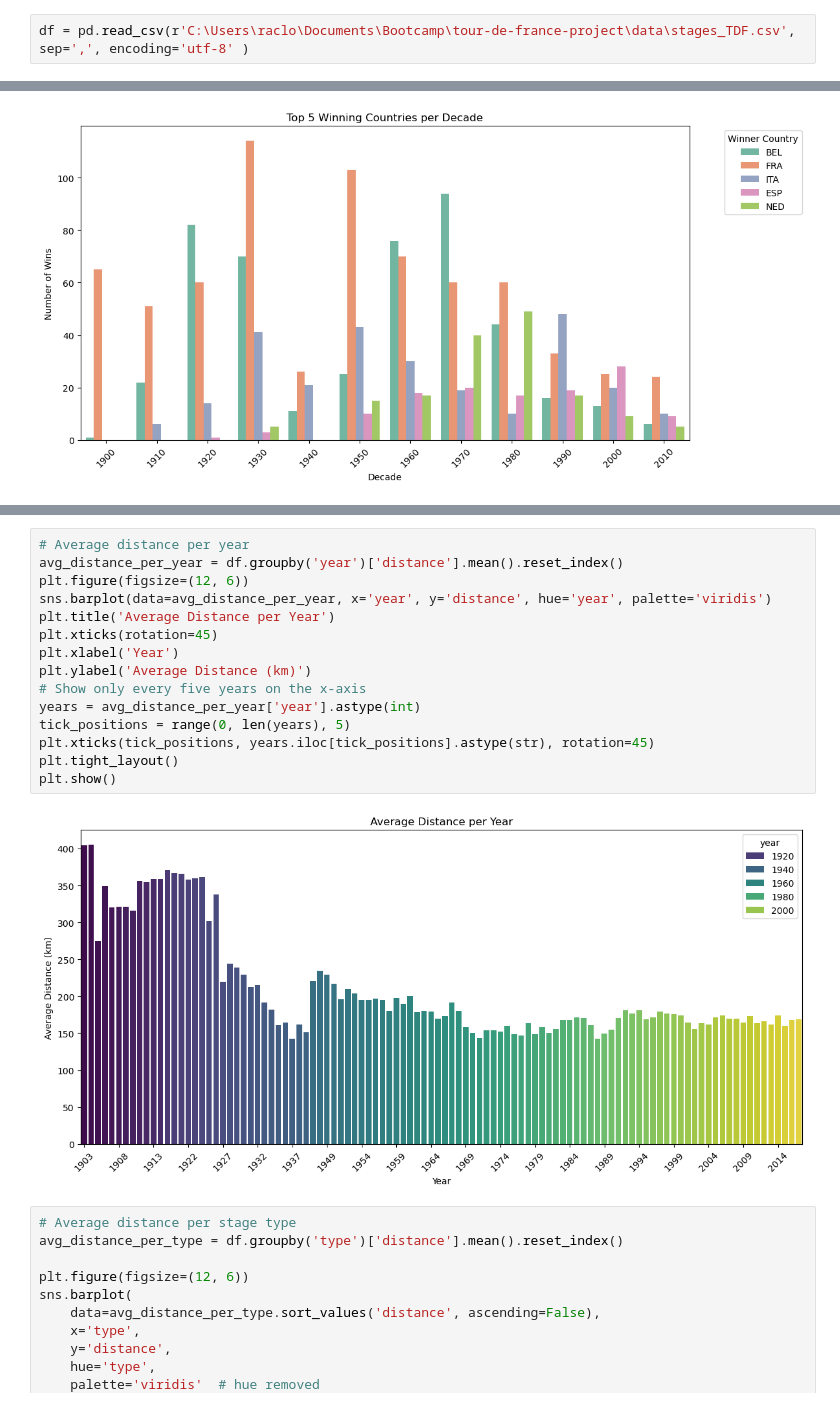
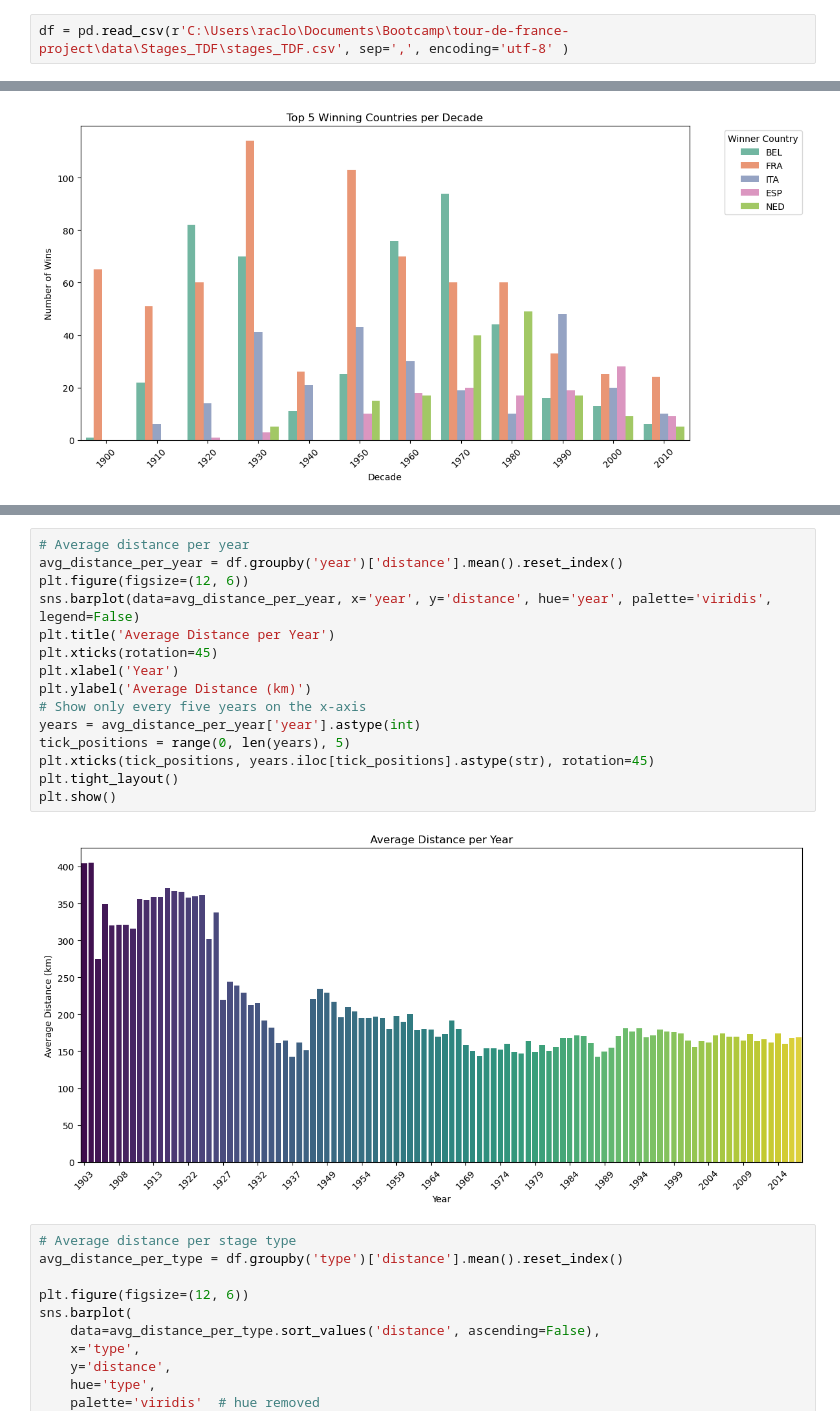
Before and after one commit to Jul-9579/tour-de-france-project, a Jupyter notebook: notebooks/stages_TDF_EDA.ipynb, the cells around one changed output, grey strips where cells are left out. Drawn from its saved outputs; the diff is of its cells as text.

```diff
--- a/notebooks/stages_TDF_EDA.ipynb
+++ b/notebooks/stages_TDF_EDA.ipynb
@@ -4,7 +4,7 @@ import pandas as pd
 import matplotlib.pyplot as plt
 import seaborn as sns
 # %%
-df = pd.read_csv(r'C:\Users\raclo\Documents\Bootcamp\tour-de-france-project\data\stages_TDF.csv', sep=',', encoding='utf-8' )
+df = pd.read_csv(r'C:\Users\raclo\Documents\Bootcamp\tour-de-france-project\data\Stages_TDF\stages_TDF.csv', sep=',', encoding='utf-8' )
 # %%
 df.head(50)
 # %% [output]
@@ -266,20 +266,20 @@ Name: count, dtype: int64
 # %%
 # Average distance per year
 avg_distance_per_year = df.groupby('year')['distance'].mean().reset_index()
 plt.figure(figsize=(12, 6))
-sns.barplot(data=avg_distance_per_year, x='year', y='distance', hue='year', palette='viridis')
+sns.barplot(data=avg_distance_per_year, x='year', y='distance', hue='year', palette='viridis', legend=False)
 plt.title('Average Distance per Year')
 plt.xticks(rotation=45)
 plt.xlabel('Year')
 plt.ylabel('Average Distance (km)')
 # Show only every five years on the x-axis
 years = avg_distance_per_year['year'].astype(int)
 tick_positions = range(0, len(years), 5)
 plt.xticks(tick_positions, years.iloc[tick_positions].astype(str), rotation=45)
 plt.tight_layout()
 plt.show()
 # %% [output]
-[figure, old version]
+[figure, new version]
 # %%
 # Average distance per stage type
 avg_distance_per_type = df.groupby('type')['distance'].mean().reset_index()
```
Also changed, not shown: parts of 15 cells of this notebook, 1 other file.
